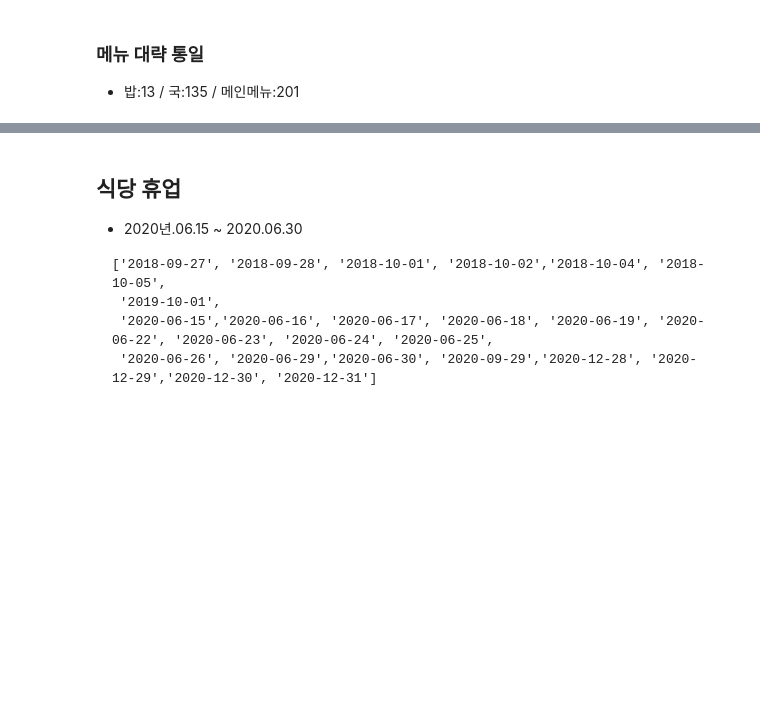
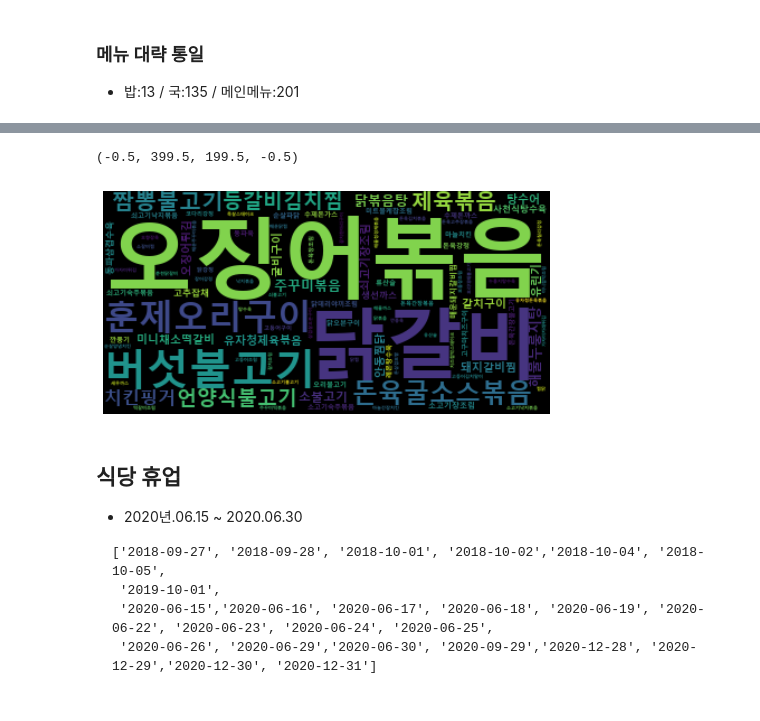
Before and after one commit to ssawwqdf/comp_practice, a Jupyter notebook: cafeteria/optuna/sicksu_ver03_eng.ipynb, the cells around one changed output, grey strips where cells are left out. Drawn from its saved outputs; the diff is of its cells as text; code cells hidden in the pictures; blank space fills up the shorter version.

```diff
--- a/cafeteria/optuna/sicksu_ver03_eng.ipynb
+++ b/cafeteria/optuna/sicksu_ver03_eng.ipynb
@@ -630,8 +903,11 @@ plt.axis('off')
 # %%
 text = " ".join(menu_lunch['m3'])
-wordcloud = WordCloud(max_font_size=100, font_path='C:\\Windows\\Fonts\\\x7f\x7f\x7f\x7fBOLD.TTF').generate(text)
+wordcloud = WordCloud(max_font_size=100, font_path='C:\Windows\Fonts\malgunbd').generate(text)
 plt.imshow(wordcloud, interpolation='bilinear')
 plt.axis('off')
+# %% [output]
+(-0.5, 399.5, 199.5, -0.5)
+[figure, added]
 # %%
 menu_lunch_dinner = pd.DataFrame(columns=['ml_1','ml_2','ml_3','md_1','md_2','md_3'])
 menu_lunch_dinner['ml_1'] = menu_lunch['m1'].str[-2:].astype('category').cat.codes
```
Also changed, not shown: parts of 26 cells of this notebook, 4 other files.
